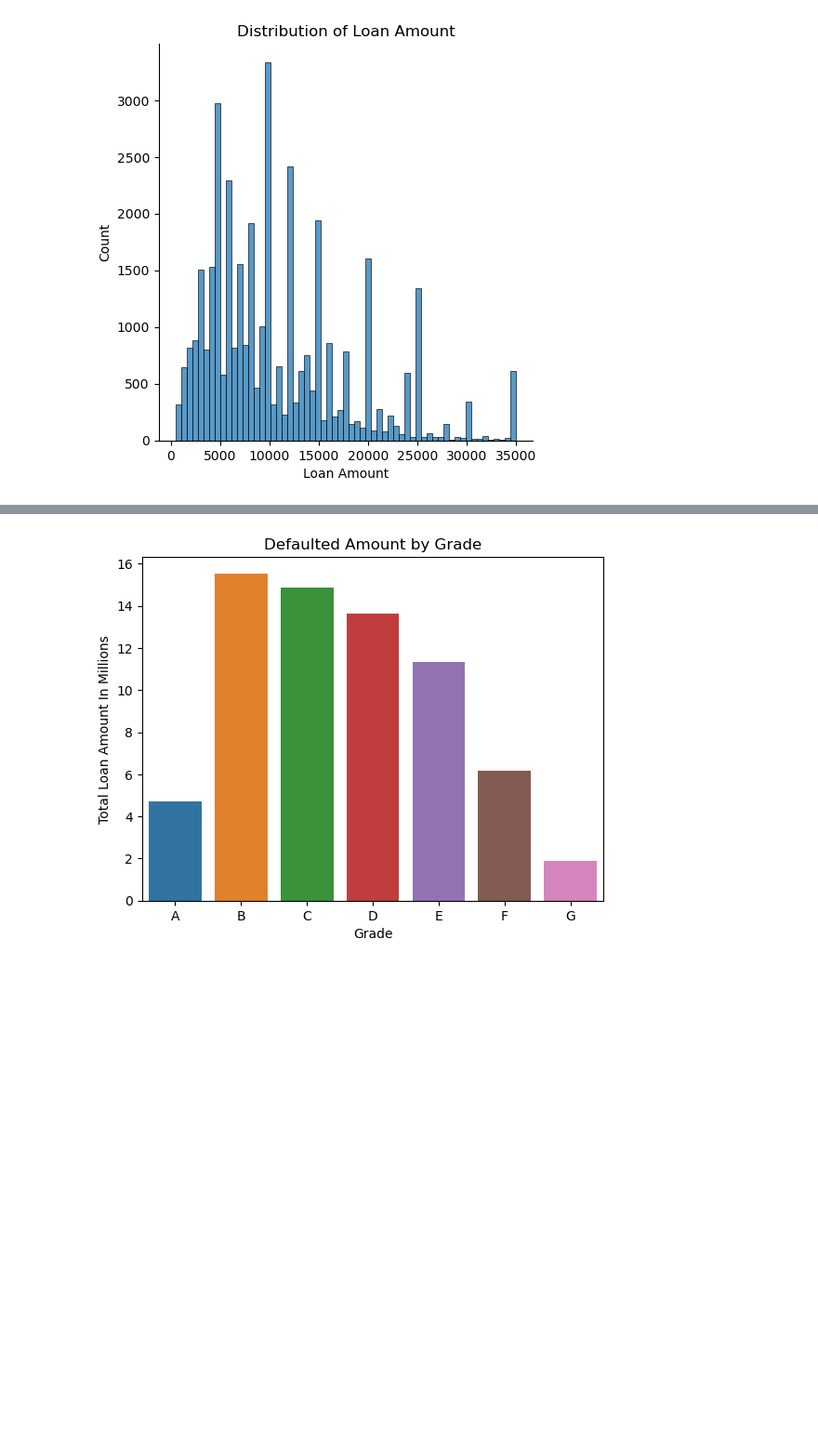
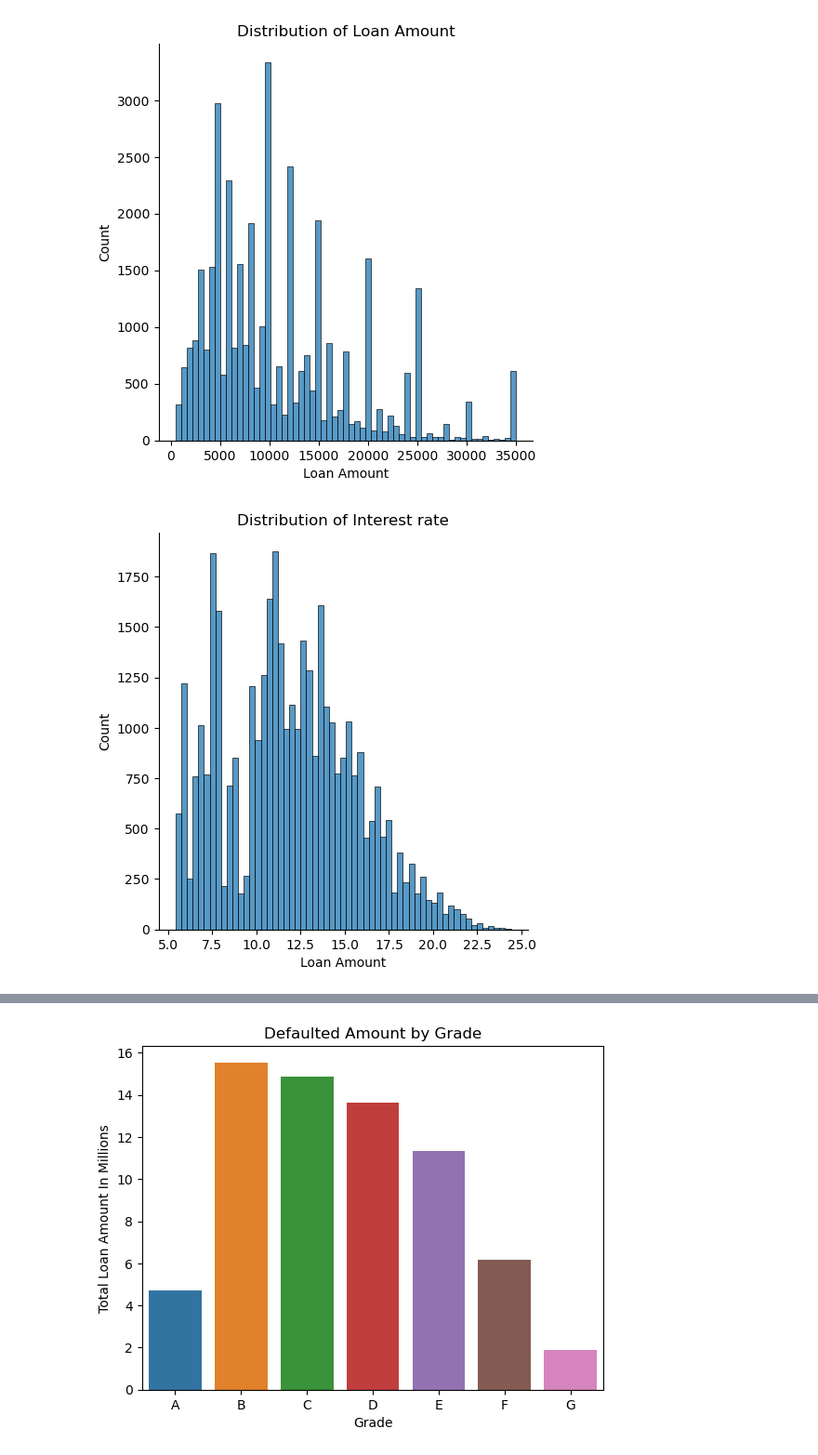
Before and after one commit to ncjanardhan-outlook/ncjpersonal, a Jupyter notebook: lending club_case study.ipynb, the cells around one changed output, grey strips where cells are left out. Shown at 93% size. Drawn from its saved outputs; the diff is of its cells as text; code cells hidden in the pictures; blank space fills up the shorter version.

```diff
--- a/lending club_case study.ipynb
+++ b/lending club_case study.ipynb
@@ -185,3 +186,10 @@ figLoanAmntDist.set(xlabel="Loan Amount", title="Distribution of Loan Amount")
 plt.show()
 # %% [output]
 [figure]
+# %%
+# Understand the distribution of Interest rate
+figIntRateDist = sns.displot(dfLoan['int_rate'])
+figIntRateDist.set(xlabel="Loan Amount", title="Distribution of Interest rate")
+plt.show()
+# %% [output]
+[figure, added]
```
Also changed, not shown: parts of 8 cells of this notebook.
